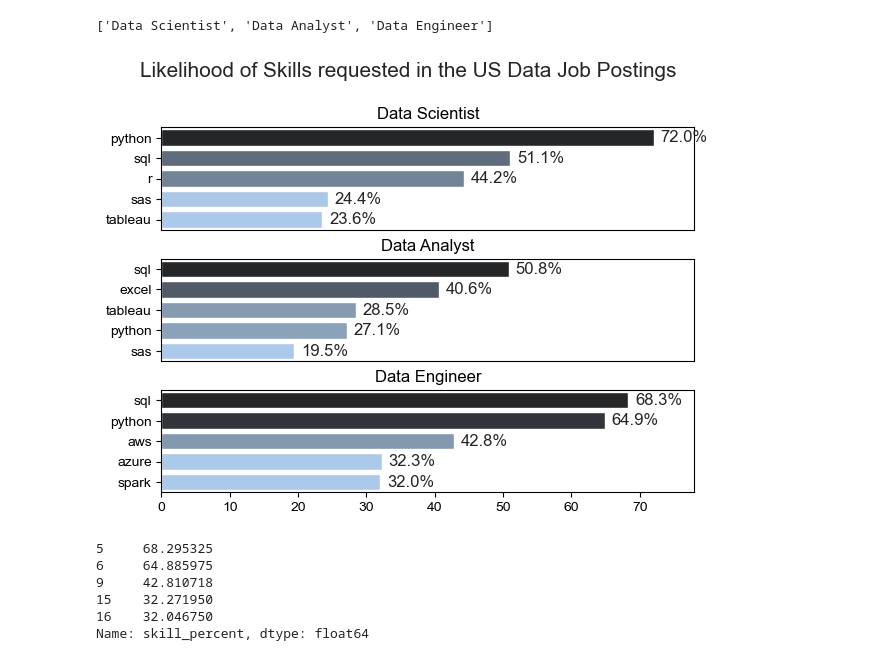
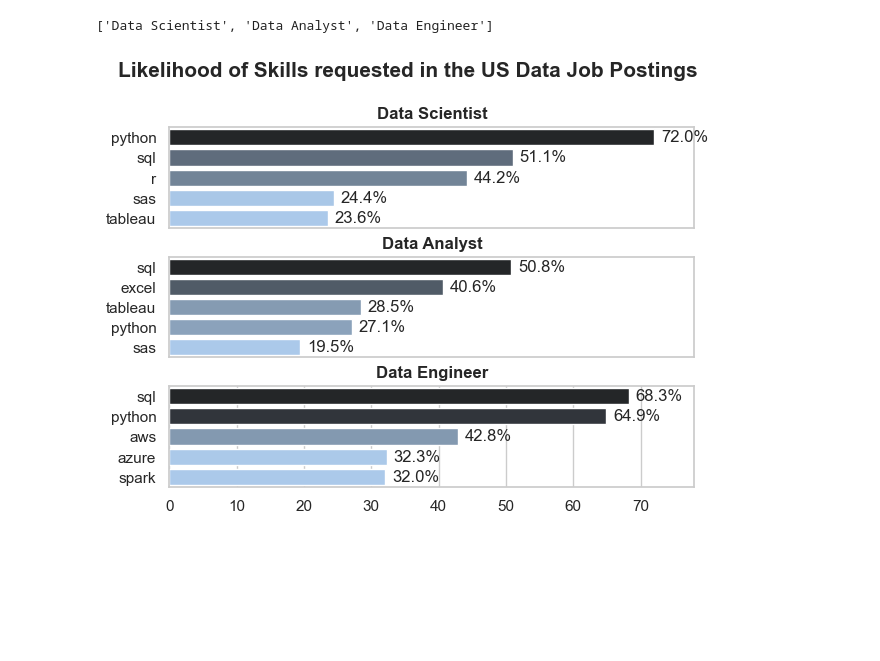
Before and after one commit to jessewaweru/PythonProjects, a Jupyter notebook: L_Project/3_Skill_Demand.ipynb, the cells around one changed output. Saved outputs shown, nothing was run; the diff lists cells and outputs as text; code cells hidden in the pictures; blank space fills up the shorter version.

```diff
--- a/L_Project/3_Skill_Demand.ipynb
+++ b/L_Project/3_Skill_Demand.ipynb
@@ -108,38 +108,29 @@ job_titles
 # %%
 fig, ax = plt.subplots(len(job_titles), 1)
 
 sns.set_theme(style='whitegrid', palette= 'pastel')
 
 for i, job_title in enumerate(job_titles):
     df_plot = df_skills_perc[df_skills_perc['job_title_short'] == job_title].head(5)
     sns.barplot(data= df_plot,x='skill_percent',y='job_skills', ax=ax[i], hue= 'skill_count', palette='dark:b_r')
-    ax[i].set_title(job_title)
+    ax[i].set_title(job_title, fontweight= 'bold')
     ax[i].set_ylabel('')
     ax[i].set_xlabel('')
     ax[i].legend().set_visible(False)
     ax[i].set_xlim(0,78)
 
     for n, v in enumerate(df_plot['skill_percent']):
         ax[i].text(v +1, n, f'{v:.1f}%', va='center')
 
     if job_title != 'Data Engineer':
         ax[i].set_xticks([])
 
 
 
-fig.suptitle('Likelihood of Skills requested in the US Data Job Postings', fontsize= 15)
+fig.suptitle('Likelihood of Skills requested in the US Data Job Postings', fontweight='bold', fontsize= 15)
 
 fig.tight_layout(h_pad=0.5)
 
 plt.show()
 # %% [output]
-[figure, old version]
+[figure, new version]
-# %%
-df_plot['skill_percent']
-# %% [output]
-5     68.295325
-6     64.885975
-9     42.810718
-15    32.271950
-16    32.046750
-Name: skill_percent, dtype: float64
```
Also changed, not shown: 1 other file.
